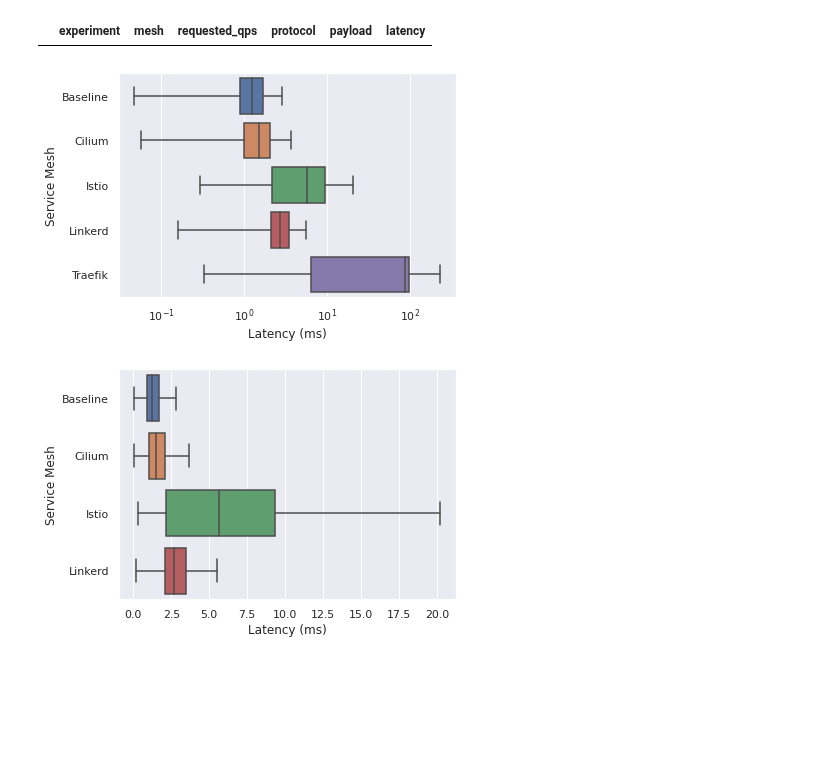
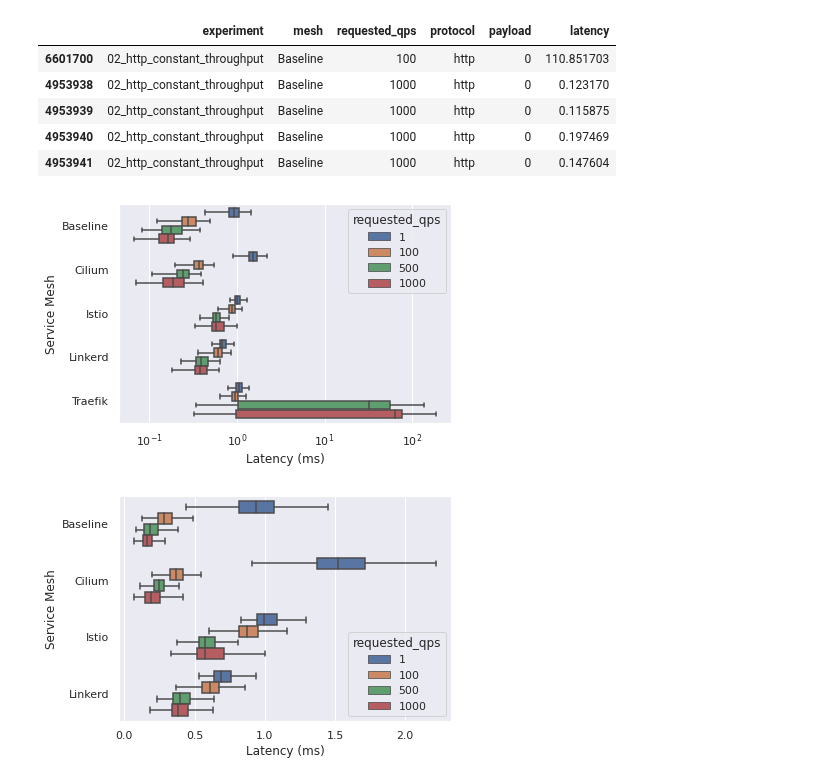
Before and after one commit to RichardBieringa/mesh-bench, a Jupyter notebook: viz/20_latencies.ipynb, the cells around one changed output. Drawn from its saved outputs; the diff is of its cells as text; code cells hidden in the pictures; blank space fills up the shorter version.

```diff
--- a/viz/20_latencies.ipynb
+++ b/viz/20_latencies.ipynb
@@ -29,7 +29,7 @@ plot_dir = (pathlib.Path(project_dir) / "plots").resolve()
 
 
 # Experiment constants
-exp_name = "02_constant_throughput"
+exp_name = "02_http_constant_throughput"
 file_prefix = "exp-02"
 # %%
 """Load and prepare the dataset
@@ -54,32 +54,39 @@ df = df.astype({
     "latency": np.float64,
 })
 
+df["requested_qps"] = df["requested_qps"].cat.reorder_categories(["1", "100", "500", "1000"])
+
 df = df.sort_values("mesh", ascending=True)
 
 df.head()
 # %% [output]
 |  | experiment | mesh | requested_qps | protocol | payload | latency |
+| 6601700 | 02_http_constant_throughput | Baseline | 100 | http | 0 | 110.851703 |
+| 4953938 | 02_http_constant_throughput | Baseline | 1000 | http | 0 | 0.123170 |
+| 4953939 | 02_http_constant_throughput | Baseline | 1000 | http | 0 | 0.115875 |
+| 4953940 | 02_http_constant_throughput | Baseline | 1000 | http | 0 | 0.197469 |
+| 4953941 | 02_http_constant_throughput | Baseline | 1000 | http | 0 | 0.147604 |
 # %%
 """
 PLOT: Boxplot latency by mesh
 Desc: Show 25p med 50p latencies
 """
 
 file_name = f"{file_prefix}-latency-log.pdf"
 
 fig, ax = plt.subplots()
-ax = sns.boxplot(data=df, x="latency", y="mesh", showfliers=False)
+ax = sns.boxplot(data=df, x="latency", y="mesh", hue="requested_qps", showfliers=False)
 
 # Labels
 ax.set_ylabel("Service Mesh")
 ax.set_xlabel("Latency (ms)")
 
 ax.set_xscale("log")
 
 fig.tight_layout()
-fig.savefig(plot_dir / file_name)
+# fig.savefig(plot_dir / file_name)
 # %% [output]
-[figure, old version]
+[figure, new version]
 # %%
 """
 PLOT: Boxplot latency by mesh
@@ -92,7 +99,7 @@ file_name = f"{file_prefix}-latency-no-traefik.pdf"
 order = ['Baseline', 'Cilium', 'Istio', 'Linkerd']
 
 fig, ax = plt.subplots()
-ax = sns.boxplot(data=df, x="latency", y="mesh", order=order, showfliers=False)
+ax = sns.boxplot(data=df, x="latency", y="mesh", hue="requested_qps", order=order, showfliers=False)
 
 # Labels
 ax.set_ylabel("Service Mesh")
@@ -100,6 +107,6 @@ ax.set_xlabel("Latency (ms)")
 
 
 fig.tight_layout()
-fig.savefig(plot_dir / file_name)
+# fig.savefig(plot_dir / file_name)
 # %% [output]
-[figure, old version]
+[figure, new version]
```
Also changed, not shown: parts of 3 cells of this notebook, 2 other files.
